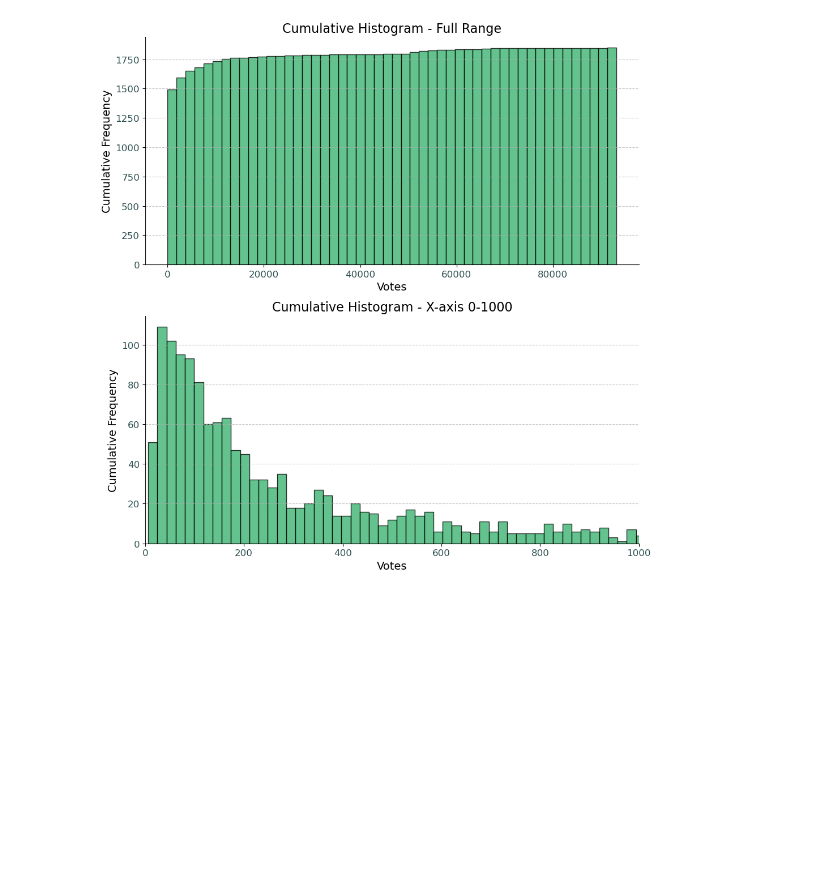
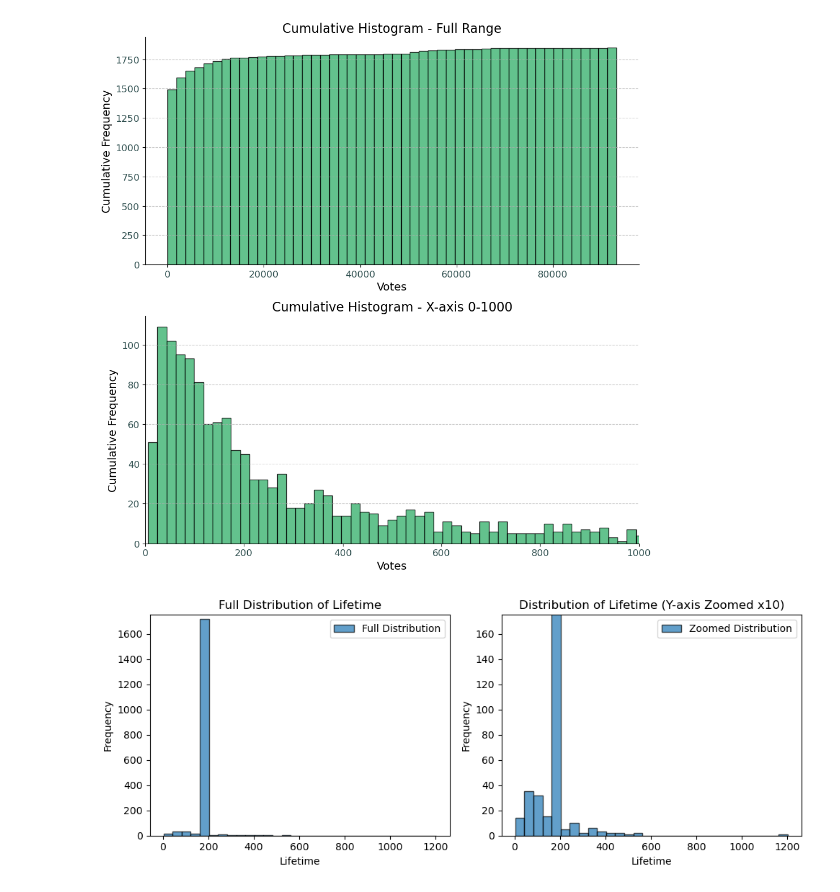
Before and after one commit to mcp656/ISDS-2024, a Jupyter notebook: Project/Borgerforslag 5 - Visualisation.ipynb, the cells around one changed output. Saved outputs shown, nothing was run; the diff lists cells and outputs as text; code cells hidden in the pictures; blank space fills up the shorter version.

```diff
--- a/Project/Borgerforslag 5 - Visualisation.ipynb
+++ b/Project/Borgerforslag 5 - Visualisation.ipynb
@@ -347,3 +347,37 @@ print(f"Cumulative histogram saved to: {output_file_path}")
 # %% [output]
 Cumulative histogram saved to: Output/cumulative_histogram_votes.png
 [figure]
+# %%
+import matplotlib.pyplot as plt
+import os
+
+# Create a figure with two subplots side by side
+fig, (ax1, ax2) = plt.subplots(1, 2, figsize=(10, 4), sharey=False)
+
+# Plot the full distribution histogram in the left subplot
+ax1.hist(loaded_df['Lifetime'], bins=30, edgecolor='black', alpha=0.7)
+ax1.set_title('Full Distribution of Lifetime')
+ax1.set_xlabel('Lifetime')
+ax1.set_ylabel('Frequency')
+ax1.set_ylim(0, 1750)  # Set the y-axis range for the full distribution
+ax1.legend(['Full Distribution'], loc='upper right')
+
+# Plot the zoomed-in distribution histogram in the right subplot
+ax2.hist(loaded_df['Lifetime'], bins=30, edgecolor='black', alpha=0.7)
+ax2.set_title('Distribution of Lifetime (Y-axis Zoomed x10)')
+ax2.set_xlabel('Lifetime')
+ax2.set_ylabel('Frequency')
+ax2.set_ylim(0, 175)  # Set the y-axis range for the zoomed-in distribution
+ax2.legend(['Zoomed Distribution'], loc='upper right')
+
+# Adjust the layout to prevent overlapping
+plt.tight_layout()
+
+# Save the figure as a PDF
+output_path = os.path.join(output_dir, "Lifetime_plot.pdf")
+fig.savefig(output_path)
+
+# Show the plots
+plt.show()
+# %% [output]
+[figure, added]
```
Also changed, not shown: 4 other files.
